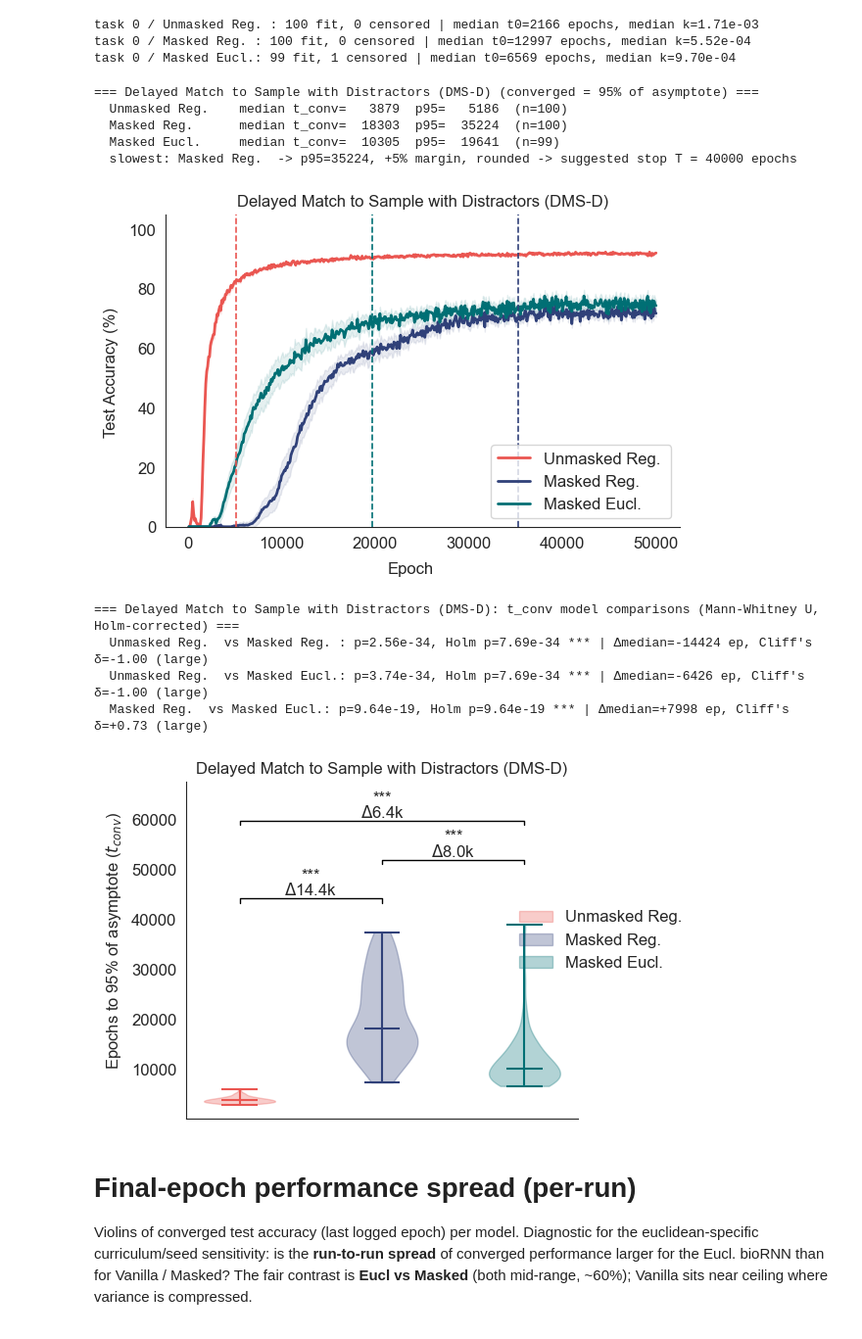
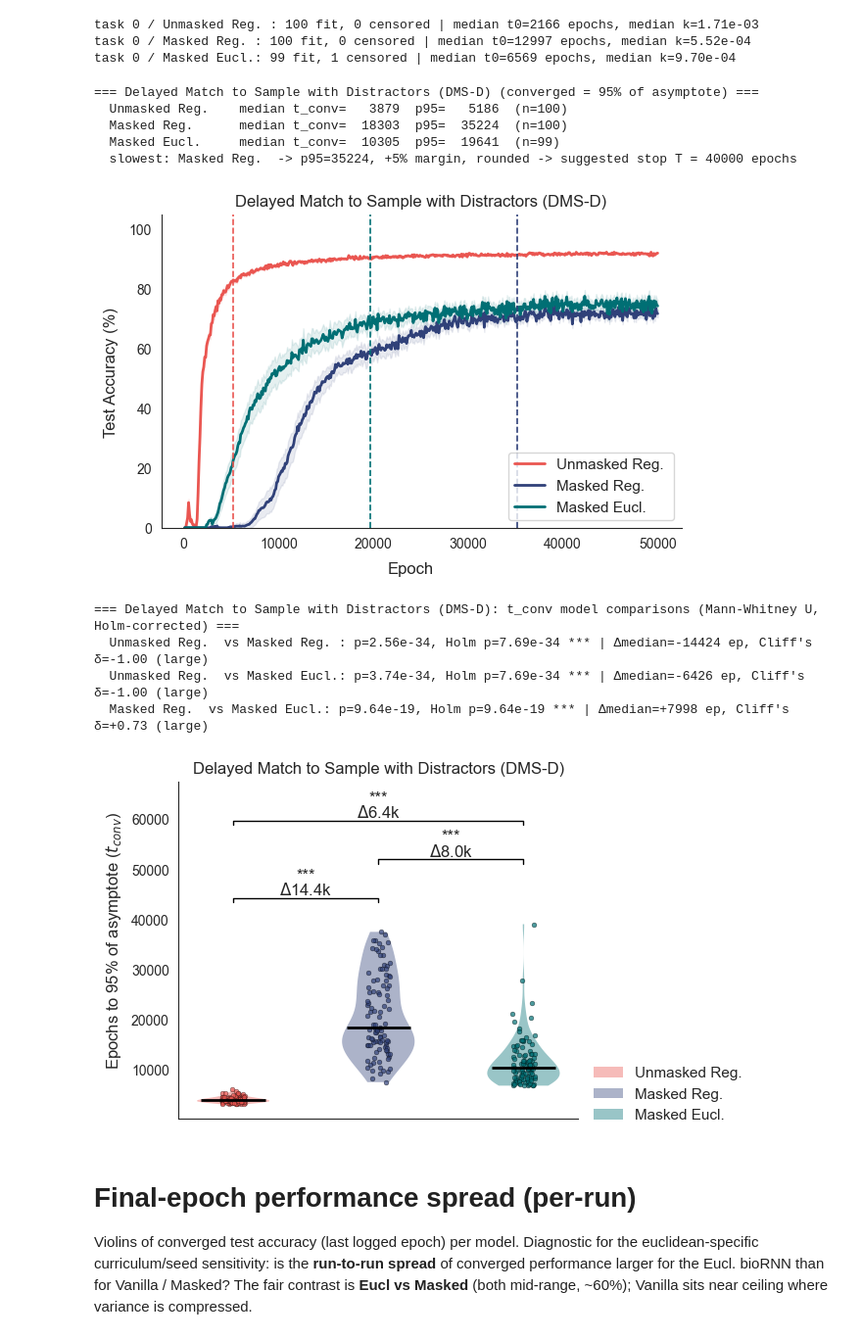
Before and after one commit to LindenParkesLab/neuro_rnn, a Jupyter notebook: scripts/biornn_results_performance.ipynb, the cells around one changed output. Shown at 98% size. Drawn from its saved outputs; the diff is of its cells as text; code cells hidden in the pictures.

```diff
--- a/scripts/biornn_results_performance.ipynb
+++ b/scripts/biornn_results_performance.ipynb
@@ -33,12 +33,14 @@ if sys.platform == 'darwin':
         datadir = '/Users/ahmad/software/snaplab_github/neuro_rnn/data'
         modeldir = '/Users/ahmad/data/rutgers/neuro_rnn/results/pytorch/model/' + model_params_name
         # modeldir = '/Volumes/Sabrent_2TB/rutgers/neuro_rnn/data/' + model_params_name
-        outdir = modeldir
+        # outdir = modeldir
+        outdir = '/Users/ahmad/Desktop/figs'
 elif sys.platform == 'linux':
     if username == 'ab2792':
         datadir = '/home/ab2792/software/snaplab_github/neuro_rnn/data'
         modeldir = '/home/ab2792/data/neuro_rnn/results/pytorch/model'
-        outdir = modeldir
+        # outdir = modeldir
+        outdir = 'Users/ahmad/Desktop/figs'
     elif username == 'lindenmp':
         datadir = '/home/lindenmp/research_projects/neuro_rnn/data'
         modeldir = '/media/lindenmp/storage_ssd/research_projects/neuro_rnn/results/model_cpu'
@@ -48,7 +50,7 @@ model_params_file = os.path.join(datadir, model_params_name + '.csv')
 
 check_only = False
 verbose = True
-save_figs = False
+save_figs = True
 
 # plotting / analysis horizon
 n_epochs_plot = 50000   # max epoch to plot & analyze (None = use all logged epochs)
@@ -476,9 +478,12 @@ if not check_only:
     # Mann-Whitney U (two-sided, non-parametric), Holm-corrected across the
     # pairs within each task. Plot shows stars + median difference (epochs);
     # console also prints Cliff's delta (effect size, robust to large n).
+    # Violin display matches the final-epoch spread figure: translucent bodies,
+    # jittered per-run points, and a thick median bar.
     bracket_gap = 1.8      # vertical spacing between significance bars (x step)
     f_tc, _ = plt.subplots(n_fig_rows, n_fig_columns, figsize=(fig_size_w, fig_size_h),
                            squeeze=True, sharex=False, sharey=True)
+    rng = np.random.default_rng(0)
     tc_bodies = []
     for ti in range(n_tasks):
         ax = f_tc.axes[ti]
@@ -486,11 +491,14 @@ if not check_only:
         for ki, vals in groups.items():
             if len(vals) < 2:
                 continue
-            vp = ax.violinplot(dataset=vals, positions=[ki], showmedians=True)
-            for pn in ('cbars', 'cmins', 'cmaxes', 'cmedians'):
-                vp[pn].set_edgecolor(color_palette[ki])
+            vp = ax.violinplot(dataset=vals, positions=[ki], showextrema=False)
             for pc in vp['bodies']:
-                pc.set_facecolor(color_palette[ki]); pc.set_edgecolor(color_palette[ki])
+                pc.set_facecolor(color_palette[ki]); pc.set_alpha(0.4); pc.set_edgecolor('none')
+            # jittered per-run points + median bar (match final-epoch spread style)
+            ax.scatter(ki + rng.uniform(-0.08, 0.08, size=len(vals)), vals,
+                       s=12, color=color_palette[ki], edgecolor='k', linewidth=0.3,
+                       alpha=0.7, zorder=3)
+            ax.hlines(np.median(vals), ki - 0.22, ki + 0.22, color='k', lw=2, zorder=4)
             if ti == 0:
                 tc_bodies.append(vp['bodies'][0])
 
@@ -519,37 +527,43 @@ if not check_only:
             dmin = min(np.min(groups[k]) for k in present)
             step = 0.12 * ((dmax - dmin) or dmax or 1.0)
             for level, ((a, b, rp, cliffs, mdiff), ap) in enumerate(
                     sorted(zip(stats, adj_p), key=lambda z: abs(z[0][1] - z[0][0]))):
                 y = dmax + step * (bracket_gap * level + 1)
                 ax.plot([a, a, b, b], [y, y + 0.2*step, y + 0.2*step, y], lw=1, color='black')
                 ax.text((a + b) / 2.0, y + 0.2*step,
                         f"{_p_stars(ap)}\n$\\Delta${_fmt_ep(abs(mdiff))}",
                         ha='center', va='bottom', fontsize=font_size, linespacing=0.9)
             ax.set_ylim(top=dmax + step * (bracket_gap * (len(pairs) - 1) + 3.0))
 
         ax.set_xticks(range(n_kernels)); ax.set_xticklabels([''] * n_kernels)
         ax.set_title(utils.get_task_label(task_names[ti]), fontsize=font_size)
     f_tc.text(0.0, 0.5, f'Epochs to {int(conv_frac*100)}% of asymptote ($t_{{conv}}$)',
               ha='center', va='center', rotation='vertical')
     sns.despine(fig=f_tc, right=True, top=True)
     # reserve right margin, then place the legend outside the axes
     f_tc.tight_layout(rect=[0, 0, 0.82, 1])
     if tc_bodies:
-        f_tc.legend(tc_bodies, kernel_labels, loc='center right',
-                    bbox_to_anchor=(1.0, 0.5), frameon=False)
+        f_tc.legend(tc_bodies, kernel_labels, loc='lower right',
+                    bbox_to_anchor=(1.1, 0.), frameon=False)
     plt.show()
+
+    if save_figs:
+        f_stop.savefig(os.path.join(outdir, 'performance_plots_with_convergence.svg'),
+                    dpi=300, bbox_inches='tight', pad_inches=0.01)
+        f_tc.savefig(os.path.join(outdir, 'performance_convergence_violins.svg'),
+                    dpi=300, bbox_inches='tight', pad_inches=0.01)
 # %% [output]
 === Delayed Match to Sample with Distractors (DMS-D) (converged = 95% of asymptote) ===
   Unmasked Reg.    median t_conv=   3879  p95=   5186  (n=100)
   Masked Reg.      median t_conv=  18303  p95=  35224  (n=100)
   Masked Eucl.     median t_conv=  10305  p95=  19641  (n=99)
   slowest: Masked Reg.  -> p95=35224, +5% margin, rounded -> suggested stop T = 40000 epochs
-[figure, old version]
+[figure, new version]
 === Delayed Match to Sample with Distractors (DMS-D): t_conv model comparisons (Mann-Whitney U, Holm-corrected) ===
   Unmasked Reg.  vs Masked Reg. : p=2.56e-34, Holm p=7.69e-34 *** | Δmedian=-14424 ep, Cliff's δ=-1.00 (large)
   Unmasked Reg.  vs Masked Eucl.: p=3.74e-34, Holm p=7.69e-34 *** | Δmedian=-6426 ep, Cliff's δ=-1.00 (large)
   Masked Reg.  vs Masked Eucl.: p=9.64e-19, Holm p=9.64e-19 *** | Δmedian=+7998 ep, Cliff's δ=+0.73 (large)
-[figure, old version]
+[figure, new version]
 # %% [markdown]
 # Final-epoch performance spread (per-run)
 
```
Also changed, not shown: parts of 2 cells of this notebook, 10 other files.
